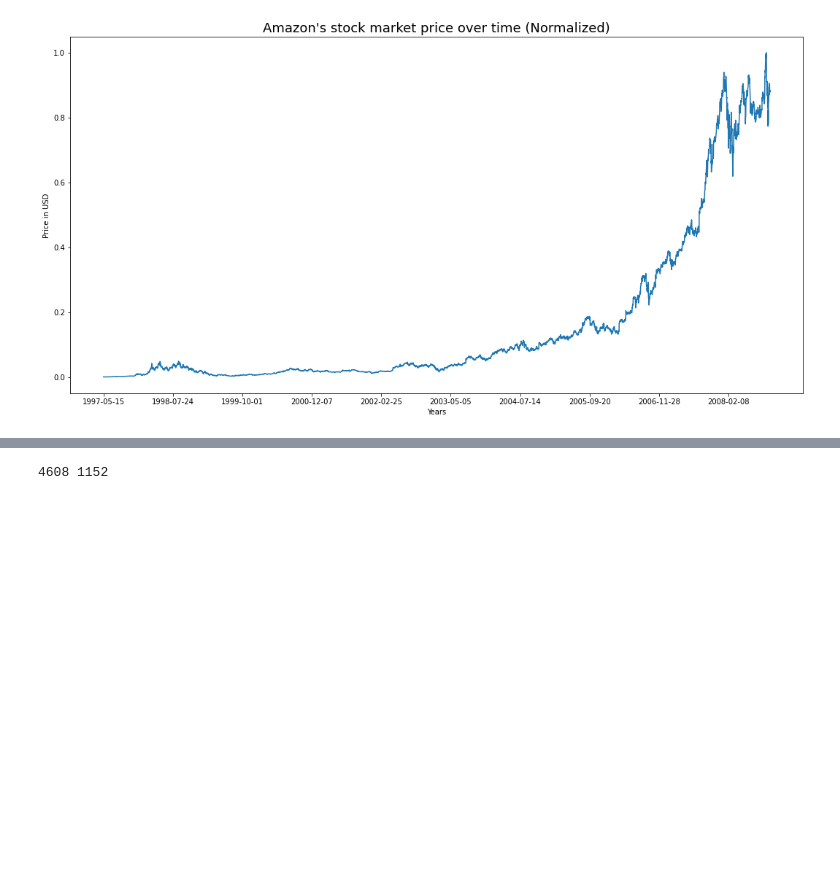
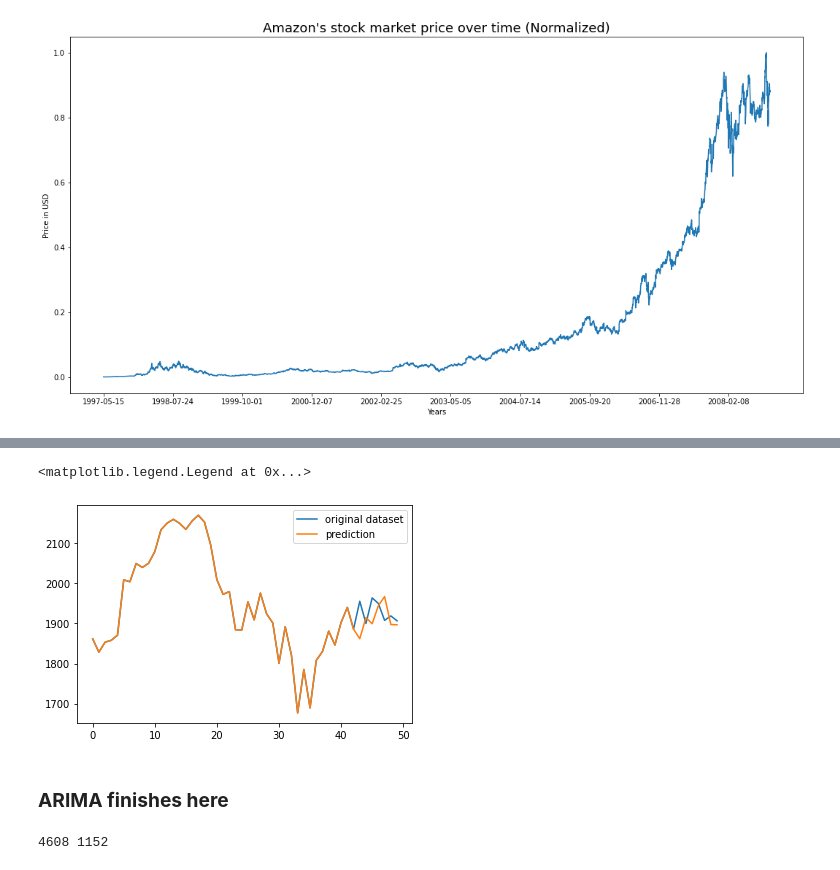
Before and after one commit to armandordorica/Twitter_Sentiment_Analysis, a Jupyter notebook: Amazon_stock_price_prediction.ipynb, the cells around one changed output, grey strips where cells are left out. Drawn from its saved outputs; the diff is of its cells as text; code cells hidden in the pictures; blank space fills up the shorter version.

```diff
--- a/Amazon_stock_price_prediction.ipynb
+++ b/Amazon_stock_price_prediction.ipynb
@@ -116,3 +281,12 @@ plt.show()
+# %%
+plt.plot(list(series)[-50:], label = 'original dataset')
+plt.plot(history[-50:], label = 'prediction')
+plt.legend()
+# %% [output]
+<matplotlib.legend.Legend at 0x...>
+[figure, added]
+# %% [markdown]
+### **ARIMA finishes here**
 # %%
 train_size = int(len(df_close) * 0.80)
 test_size = len(df_close) - train_size
```
Also changed, not shown: parts of 31 cells of this notebook.
